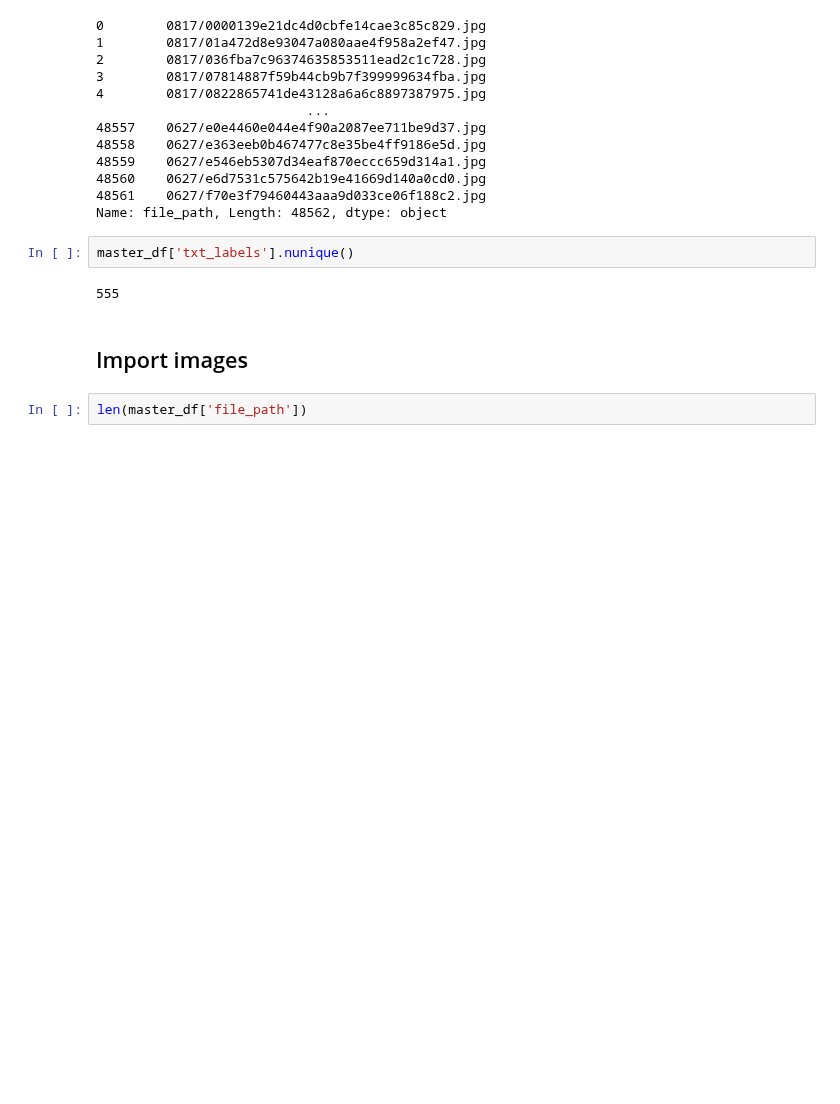
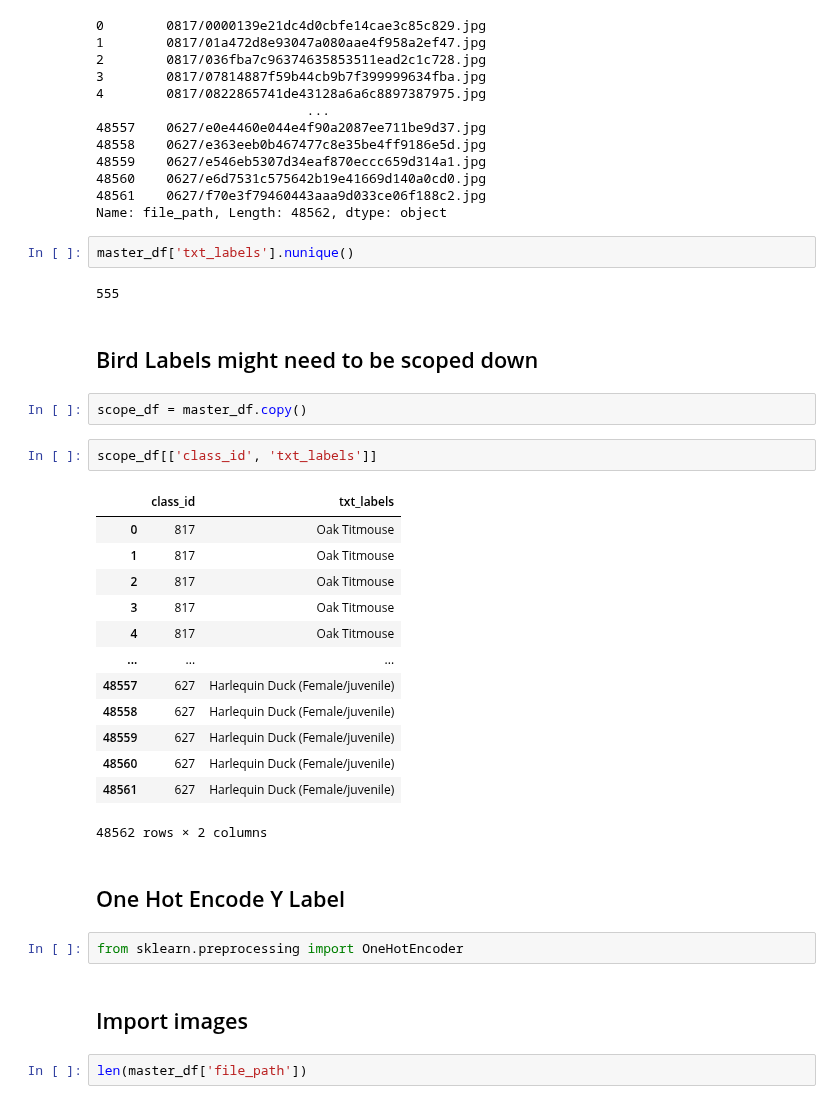
Before and after one commit to cwong690/Birdex, a Jupyter notebook: image_prep.ipynb, the cells around one changed output. Drawn from its saved outputs; the diff is of its cells as text; blank space fills up the shorter version.

```diff
--- a/image_prep.ipynb
+++ b/image_prep.ipynb
@@ -265,6 +236,30 @@ Name: file_path, Length: 48562, dtype: object
 master_df['txt_labels'].nunique()
 # %% [output]
 555
+# %% [markdown]
+## Bird Labels might need to be scoped down
+# %%
+scope_df = master_df.copy()
+# %%
+scope_df[['class_id', 'txt_labels']]
+# %% [output]
+|  | class_id | txt_labels |
+| 0 | 817 | Oak Titmouse |
+| 1 | 817 | Oak Titmouse |
+| 2 | 817 | Oak Titmouse |
+| 3 | 817 | Oak Titmouse |
+| 4 | 817 | Oak Titmouse |
+| ... | ... | ... |
+| 48557 | 627 | Harlequin Duck (Female/juvenile) |
+| 48558 | 627 | Harlequin Duck (Female/juvenile) |
+| 48559 | 627 | Harlequin Duck (Female/juvenile) |
+| 48560 | 627 | Harlequin Duck (Female/juvenile) |
+| 48561 | 627 | Harlequin Duck (Female/juvenile) |
+48562 rows × 2 columns
+# %% [markdown]
+## One Hot Encode Y Label
+# %%
+from sklearn.preprocessing import OneHotEncoder
 # %% [markdown]
 ## Import images
 # %%
```
Also changed, not shown: parts of 31 cells of this notebook, 1 other file.
